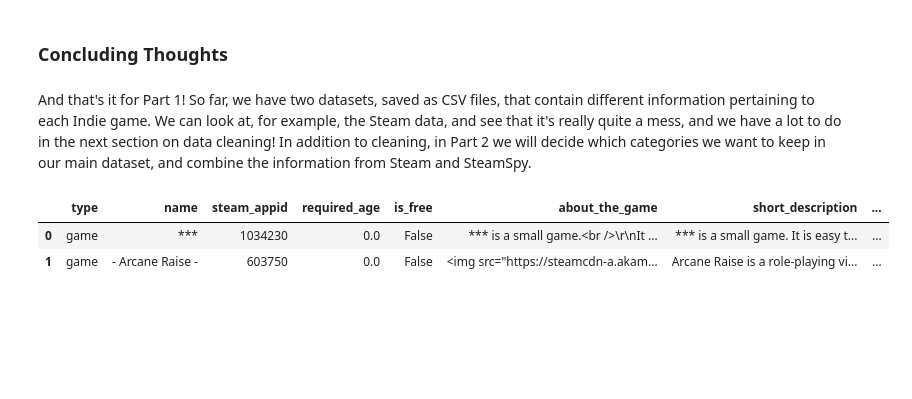
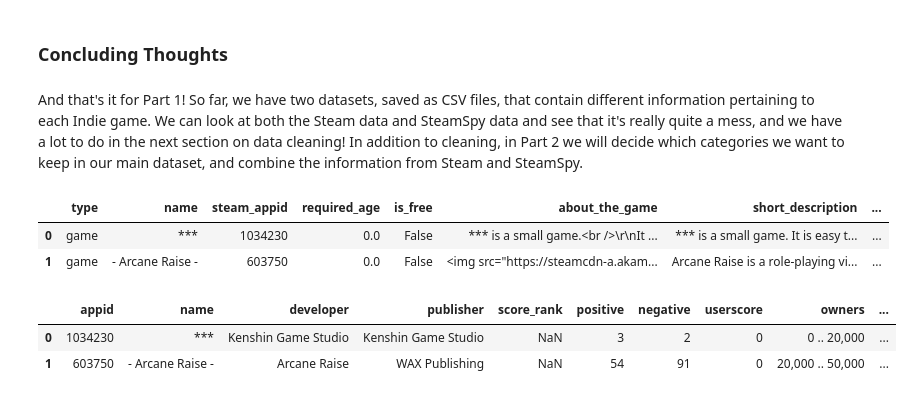
Before and after one commit to argwood/IndieP, a Jupyter notebook: IndieP_Data_Collection.ipynb, the cells around one changed output. Saved outputs shown, nothing was run; the diff lists cells and outputs as text; code cells hidden in the pictures; blank space fills up the shorter version.

Commit message:
finalized formatting and variable names for data collection

```diff
--- a/IndieP_Data_Collection.ipynb
+++ b/IndieP_Data_Collection.ipynb
@@ -60,7 +60,7 @@ import pandas as pd
 import requests
 import numpy as np
 
-pd.set_option("max_columns", 100)
+pd.set_option("max_columns", 1000)
 # %% [markdown]
 To start, let's load in the basic data we gathered into a Pandas dataframe - for now, all we really need here is the AppIDs, but we'll load in everything to begin. We'll use the rest of the columns later when we're cleaning up the full dataset, in the case of apps that had unsuccessful API calls.
 # %%
@@ -422,12 +419,19 @@ Done!
 # %% [markdown]
 ### Concluding Thoughts
 # %% [markdown]
-And that's it for Part 1! So far, we have two datasets, saved as CSV files, that contain different information pertaining to each Indie game. We can look at, for example, the Steam data, and see that it's really quite a mess, and we have a lot to do in the next section on data cleaning! In addition to cleaning, in Part 2 we will decide which categories we want to keep in our main dataset, and combine the information from Steam and SteamSpy.
+And that's it for Part 1! So far, we have two datasets, saved as CSV files, that contain different information pertaining to each Indie game. We can look at both the Steam data and SteamSpy data and see that it's really quite a mess, and we have a lot to do in the next section on data cleaning! In addition to cleaning, in Part 2 we will decide which categories we want to keep in our main dataset, and combine the information from Steam and SteamSpy.
 # %%
 steam_data = pd.read_csv('./data/steam_data.csv')
+steamspy_data = pd.read_csv('./data/steamspy_data.csv')
 # %%
 steam_data.head(2)
 # %% [output]
 |  | type | name | steam_appid | required_age | is_free | about_the_game | short_description | ... |
 | 0 | game | *** | 1034230 | 0.0 | False | *** is a small game.<br />\r\nIt ... | *** is a small game. It is easy t... | ... |
 | 1 | game | - Arcane Raise - | 603750 | 0.0 | False | <img src="https://steamcdn-a.akam... | Arcane Raise is a role-playing vi... | ... |
+# %%
+steamspy_data.head(2)
+# %% [output]
+|  | appid | name | developer | publisher | score_rank | positive | negative | userscore | owners | ... |
+| 0 | 1034230 | *** | Kenshin Game Studio | Kenshin Game Studio | NaN | 3 | 2 | 0 | 0 .. 20,000 | ... |
+| 1 | 603750 | - Arcane Raise - | Arcane Raise | WAX Publishing | NaN | 54 | 91 | 0 | 20,000 .. 50,000 | ... |
```
Also changed, not shown: parts of 18 cells of this notebook.
